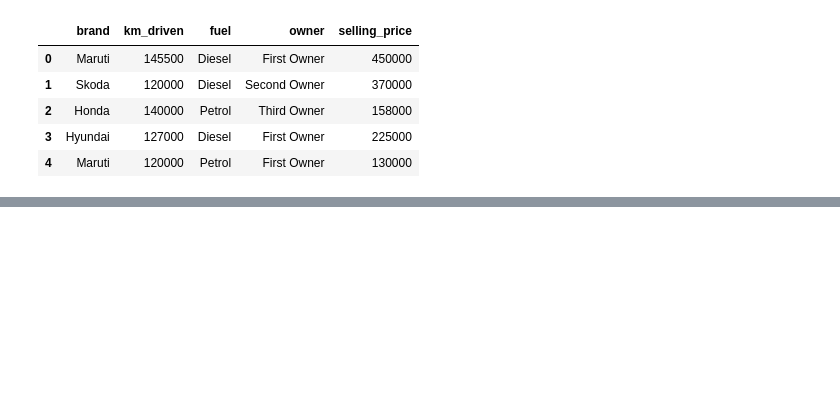
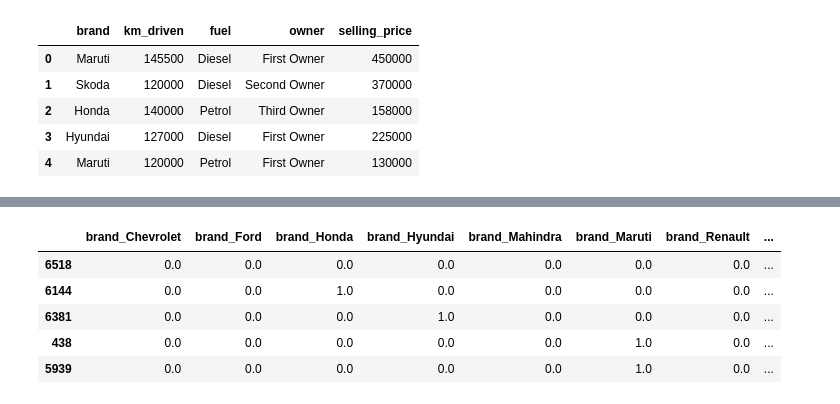
Before and after one commit to PK215012001/JupyterNotebooks, a Jupyter notebook: ML_practise/Feature_engineering/Feature_transformation/One_hot_encoding.ipynb, the cells around one changed output, grey strips where cells are left out. Cells and saved outputs as stored; diff of their text form; code cells hidden in the pictures; blank space fills up the shorter version.

```diff
--- a/ML_practise/Feature_engineering/Feature_transformation/One_hot_encoding.ipynb
+++ b/ML_practise/Feature_engineering/Feature_transformation/One_hot_encoding.ipynb
@@ -142,0 +112,9 @@ pd.get_dummies(df['brand'].replace(rplc, 'others'), dtype = int)
+# %%
+X_train_trans.head()
+# %% [output]
+|  | brand_Chevrolet | brand_Ford | brand_Honda | brand_Hyundai | brand_Mahindra | brand_Maruti | brand_Renault | ... |
+| 6518 | 0.0 | 0.0 | 0.0 | 0.0 | 0.0 | 0.0 | 0.0 | ... |
+| 6144 | 0.0 | 0.0 | 1.0 | 0.0 | 0.0 | 0.0 | 0.0 | ... |
+| 6381 | 0.0 | 0.0 | 0.0 | 1.0 | 0.0 | 0.0 | 0.0 | ... |
+| 438 | 0.0 | 0.0 | 0.0 | 0.0 | 0.0 | 1.0 | 0.0 | ... |
+| 5939 | 0.0 | 0.0 | 0.0 | 0.0 | 0.0 | 1.0 | 0.0 | ... |
```
Also changed, not shown: parts of 35 cells of this notebook, 9 other files.
